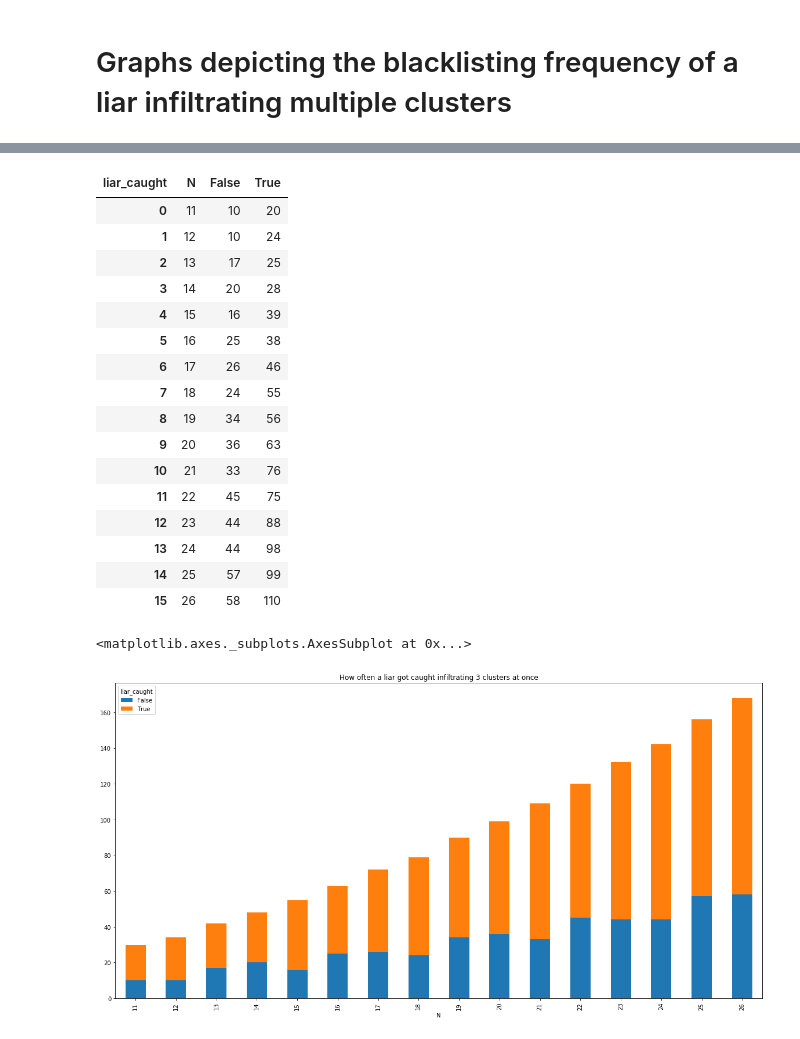
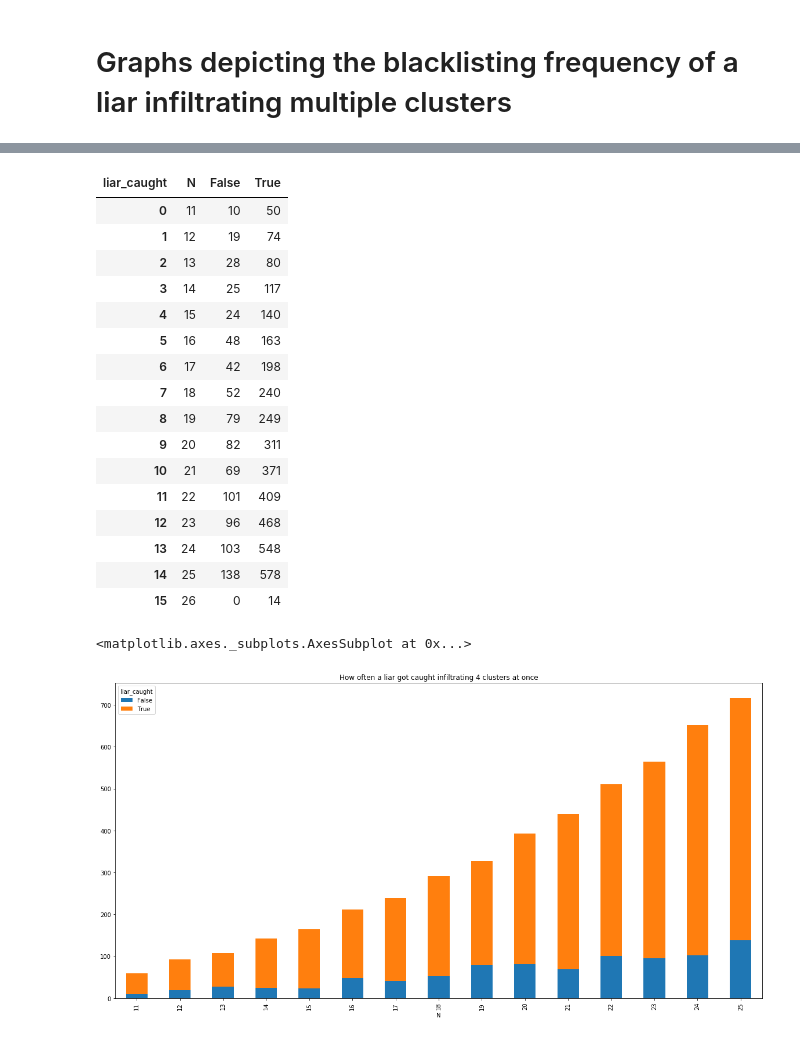
Before and after one commit to isabella232/student_19_proof-of-loc, a Jupyter notebook: python_graphs/var_clusters/var_clusters.ipynb, the cells around one changed output, grey strips where cells are left out. Drawn from its saved outputs; the diff is of its cells as text; code cells hidden in the pictures.

```diff
--- a/python_graphs/var_clusters/var_clusters.ipynb
+++ b/python_graphs/var_clusters/var_clusters.ipynb
@@ -7,7 +7,7 @@ import matplotlib.pyplot as plt
 # %%
 #configs
 distance = 100000
-nbClusters = 3
+nbClusters = 4
 nbNodesRange = [11, 12, 13, 14, 15, 16, 17, 18, 19, 20, 21, 22, 23, 24, 25, 26]
 withSuspects = True
 
@@ -37,30 +43,30 @@ data[data["liar_caught"] == False][data["N"] == 12]
 data[["N", "liar_caught"]].groupby(["N", "liar_caught"]).size().unstack(fill_value=0).reset_index()
 # %% [output]
 | liar_caught | N | False | True |
-| 0 | 11 | 10 | 20 |
-| 1 | 12 | 10 | 24 |
-| 2 | 13 | 17 | 25 |
-| 3 | 14 | 20 | 28 |
-| 4 | 15 | 16 | 39 |
-| 5 | 16 | 25 | 38 |
-| 6 | 17 | 26 | 46 |
-| 7 | 18 | 24 | 55 |
-| 8 | 19 | 34 | 56 |
-| 9 | 20 | 36 | 63 |
-| 10 | 21 | 33 | 76 |
-| 11 | 22 | 45 | 75 |
-| 12 | 23 | 44 | 88 |
-| 13 | 24 | 44 | 98 |
-| 14 | 25 | 57 | 99 |
-| 15 | 26 | 58 | 110 |
+| 0 | 11 | 10 | 50 |
+| 1 | 12 | 19 | 74 |
+| 2 | 13 | 28 | 80 |
+| 3 | 14 | 25 | 117 |
+| 4 | 15 | 24 | 140 |
+| 5 | 16 | 48 | 163 |
+| 6 | 17 | 42 | 198 |
+| 7 | 18 | 52 | 240 |
+| 8 | 19 | 79 | 249 |
+| 9 | 20 | 82 | 311 |
+| 10 | 21 | 69 | 371 |
+| 11 | 22 | 101 | 409 |
+| 12 | 23 | 96 | 468 |
+| 13 | 24 | 103 | 548 |
+| 14 | 25 | 138 | 578 |
+| 15 | 26 | 0 | 14 |
 # %%
 fig, ax = plt.subplots(figsize=(20, 10))
-data[["N", "liar_caught"]].groupby(["N", "liar_caught"]).size().unstack(fill_value=0).reset_index()\
+data[["N", "liar_caught"]][data["N"] <26].groupby(["N", "liar_caught"]).size().unstack(fill_value=0).reset_index()\
     .plot.bar(stacked=True, ax=ax, x="N", title="How often a liar got caught infiltrating "+\
               str(nbClusters)+" clusters at once")
 # %% [output]
 <matplotlib.axes._subplots.AxesSubplot at 0x...>
-[figure, old version]
+[figure, new version]
 # %%
 fig.savefig('graphs/blacklisting_percentages/'+filename+'.png')
 # %%
```
Also changed, not shown: parts of 1 cell of this notebook, 14 other files.
